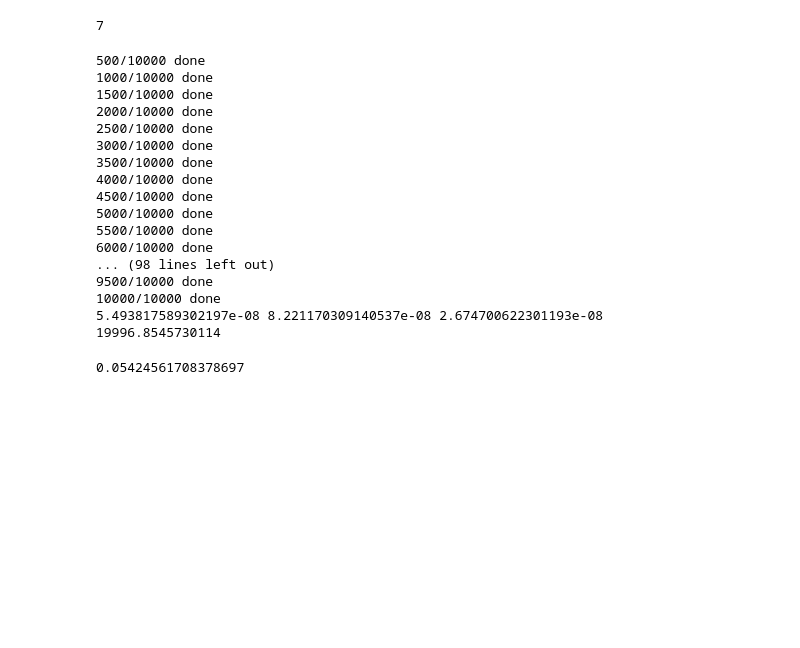
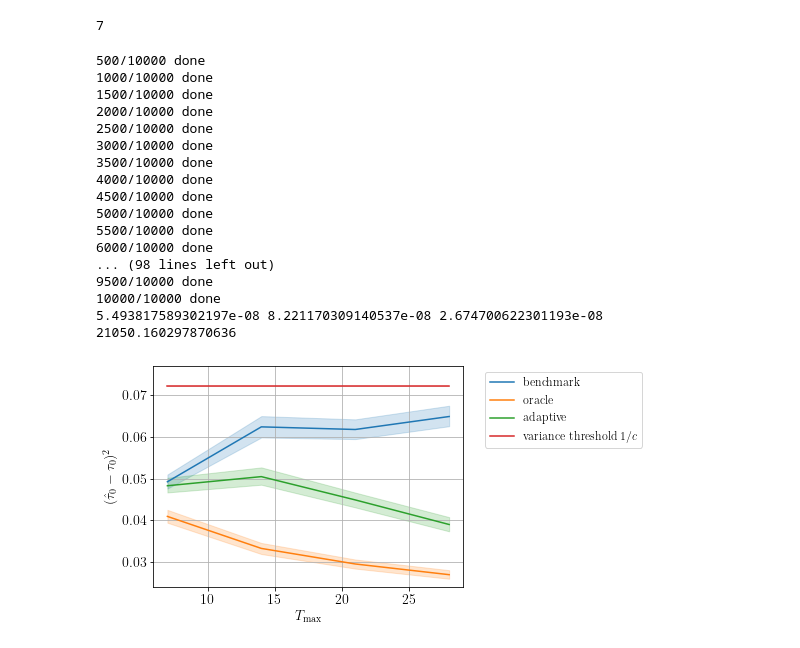
Before and after one commit to ruoxuanxiong/staggered_rollout_design, a Jupyter notebook: code/adaptive-flu.ipynb, the cells around one changed output. Cells and saved outputs as stored; diff of their text form; code cells hidden in the pictures; blank space fills up the shorter version.

Commit message:
update nonadaptive and adaptive code

```diff
--- a/code/adaptive-flu.ipynb
+++ b/code/adaptive-flu.ipynb
@@ -23,8 +23,8 @@ from utils_adaptive_0728 import *
 from utils_empirical import *
 # %%
-out_dir = "../result/flu-adaptive/"
+out_dir = "../result/"
 out_path = out_dir
-save_path = out_dir + "flu_adaptive-0728-15.pkl"
+save_path = out_dir + "flu_adaptive.pkl"
 # %%
 N = 50;
 fs_pct = 0.2; t0 = 3;
@@ -73,8 +73,38 @@ for T_max in [7, 14, 21, 28, 35]:
 9500/10000 done
 10000/10000 done
 5.493817589302197e-08 8.221170309140537e-08 2.674700622301193e-08
-19996.8545730114
+21050.160297870636
-# %%
-1/(N/tau**2 * 20e-3) * 1e6
-# %% [output]
-0.05424561708378697
+# %%
+var_thres = 1/prec_thres * 1e6
+# %%
+T_col = '${T}_\mathrm{max}$'; val_col = '$(\hat{\\tau}_0 - \\tau_0)^2$'; method_col = '$\mathrm{design}$'
+method_dict = {'bm': '$\mathrm{benchmark}$', 'oracle': '$\mathrm{oracle}$', 'adaptive': '$\mathrm{adaptive}$', 'var': '$\mathrm{variance \,\,threshold\,\,} 1/c$'}
+out = dict()
+out[val_col] = list(); out[method_col] = list(); out[T_col] = list()
+
+
+T_list = [7,14,21,28]
+for T_max in T_list:
+    this_out = summary[T_max] * 1e3
+    num_mc = this_out.shape[0]
+    out[T_col] = out[T_col] + [T_max] * (num_mc * 4)
+    out[method_col] = out[method_col] + [method_dict['bm']] * num_mc + [method_dict['oracle']] * num_mc + [method_dict['adaptive']] * num_mc + [method_dict['var']] * num_mc
+    out[val_col] = out[val_col] + list(this_out['tau_bm'] ** 2) + list(this_out['tau_oracle'] ** 2) + list(this_out['tau_adaptive'] ** 2) + [var_thres] * num_mc
+
+out_df = pd.DataFrame(out)
+# %%
+fig, axes = plt.subplots(nrows=1,ncols=1,figsize=(8,4))
+sns.lineplot(ax=axes, data=out_df, x=T_col, y=val_col, hue=method_col,estimator=np.mean, err_style="band")
+
+axes.tick_params('x', labelrotation=360)
+axes.set_xlabel(T_col)
+axes.set_ylabel(val_col)
+axes.set_ylim([0.024, 0.077])
+axes.legend(bbox_to_anchor=(1.05, 1), loc='upper left')
+axes.grid()
+
+plt.tight_layout()
+
+plt.savefig(out_dir+"flu_adaptive_comparison.pdf")
+# %% [output]
+[figure, added]
```
Also changed, not shown: parts of 2 cells of this notebook, 4 other files.
